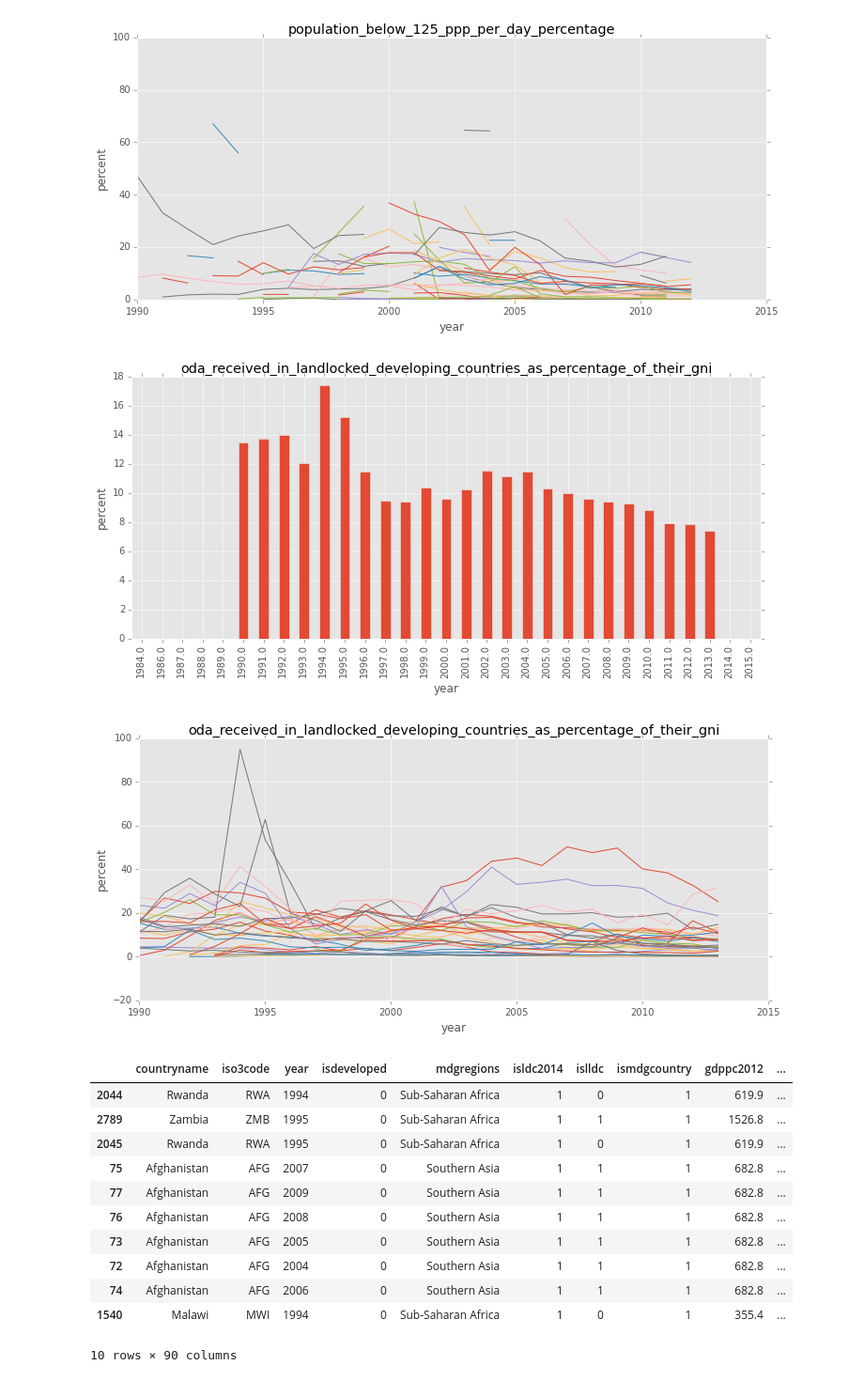
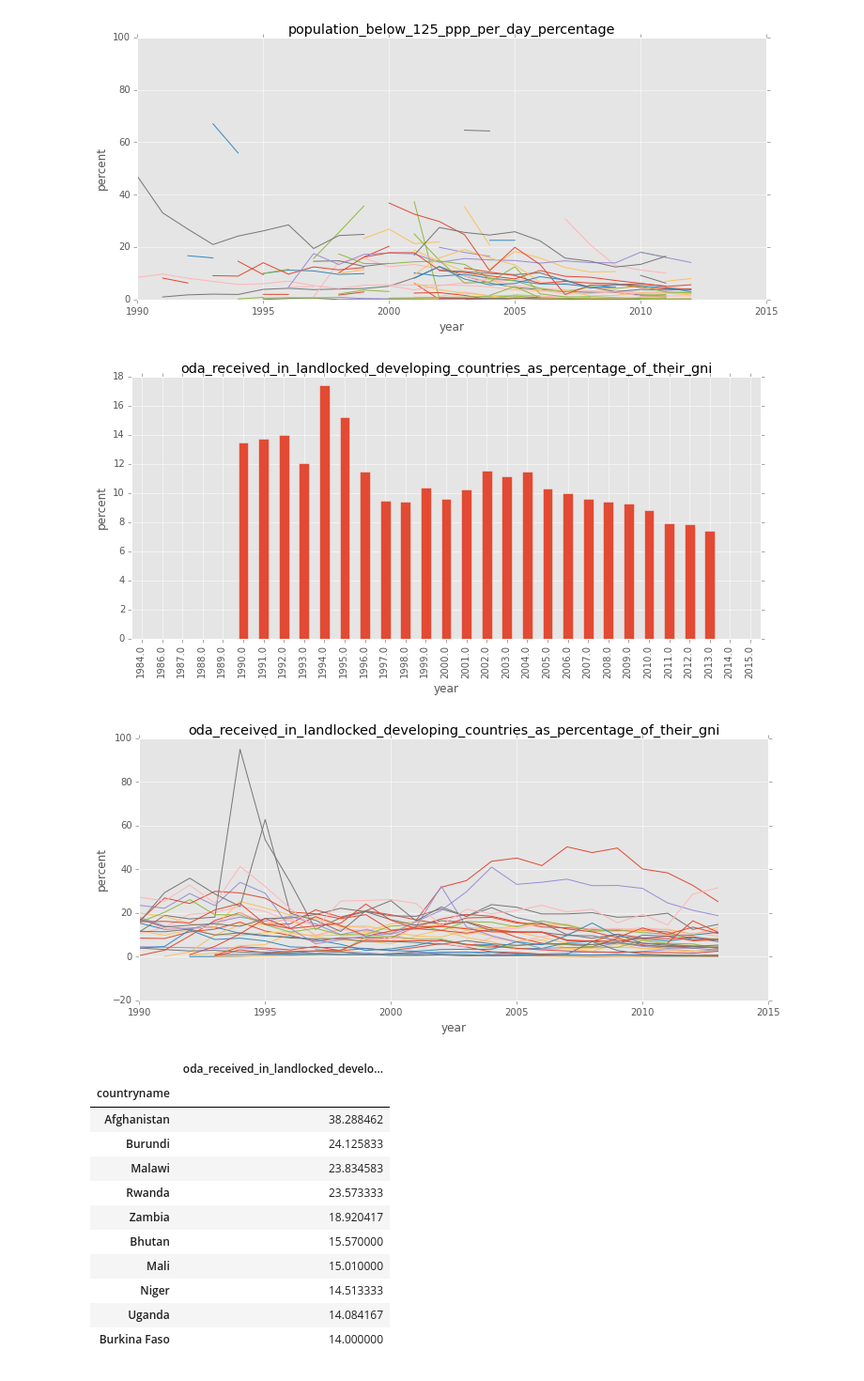
Before and after one commit to emschuch/UN_challenge_HIV, a Jupyter notebook: UNdata_02explore.ipynb, the cells around one changed output. Shown at 94% size. Drawn from its saved outputs; the diff is of its cells as text; code cells hidden in the pictures.

```diff
--- a/UNdata_02explore.ipynb
+++ b/UNdata_02explore.ipynb
@@ -241,22 +260,23 @@ plot_by_country(col)
 [figure]
 [figure]
 # %%
-col = 'oda_received_in_landlocked_developing_countries_as_percentage_of_their_gni'
-plot_me_data(col)
-plot_by_country(col)
-undata.sort(columns=col, ascending=False).head(10)
+oda_pct = 'oda_received_in_landlocked_developing_countries_as_percentage_of_their_gni'
+plot_me_data(oda_pct)
+plot_by_country(oda_pct)
+oda1 = pd.DataFrame(undata.groupby(['countryname'])[oda_pct].mean())
+oda1.sort(columns=oda_pct, ascending=False).head(10)
 # %% [output]
 [figure]
 [figure]
-|  | countryname | iso3code | year | isdeveloped | mdgregions | isldc2014 | islldc | ismdgcountry | gdppc2012 | ... |
-| 2044 | Rwanda | RWA | 1994 | 0 | Sub-Saharan Africa | 1 | 0 | 1 | 619.9 | ... |
-| 2789 | Zambia | ZMB | 1995 | 0 | Sub-Saharan Africa | 1 | 1 | 1 | 1526.8 | ... |
-| 2045 | Rwanda | RWA | 1995 | 0 | Sub-Saharan Africa | 1 | 0 | 1 | 619.9 | ... |
-| 75 | Afghanistan | AFG | 2007 | 0 | Southern Asia | 1 | 1 | 1 | 682.8 | ... |
-| 77 | Afghanistan | AFG | 2009 | 0 | Southern Asia | 1 | 1 | 1 | 682.8 | ... |
-| 76 | Afghanistan | AFG | 2008 | 0 | Southern Asia | 1 | 1 | 1 | 682.8 | ... |
-| 73 | Afghanistan | AFG | 2005 | 0 | Southern Asia | 1 | 1 | 1 | 682.8 | ... |
-| 72 | Afghanistan | AFG | 2004 | 0 | Southern Asia | 1 | 1 | 1 | 682.8 | ... |
-| 74 | Afghanistan | AFG | 2006 | 0 | Southern Asia | 1 | 1 | 1 | 682.8 | ... |
-| 1540 | Malawi | MWI | 1994 | 0 | Sub-Saharan Africa | 1 | 0 | 1 | 355.4 | ... |
+|  | oda_received_in_landlocked_develo... |
+| countryname |  |
+| Afghanistan | 38.288462 |
+| Burundi | 24.125833 |
+| Malawi | 23.834583 |
+| Rwanda | 23.573333 |
+| Zambia | 18.920417 |
+| Bhutan | 15.570000 |
+| Mali | 15.010000 |
+| Niger | 14.513333 |
+| Uganda | 14.084167 |
+| Burkina Faso | 14.000000 |
-10 rows × 90 columns
```
Also changed, not shown: parts of 37 cells of this notebook, 2 other files.
